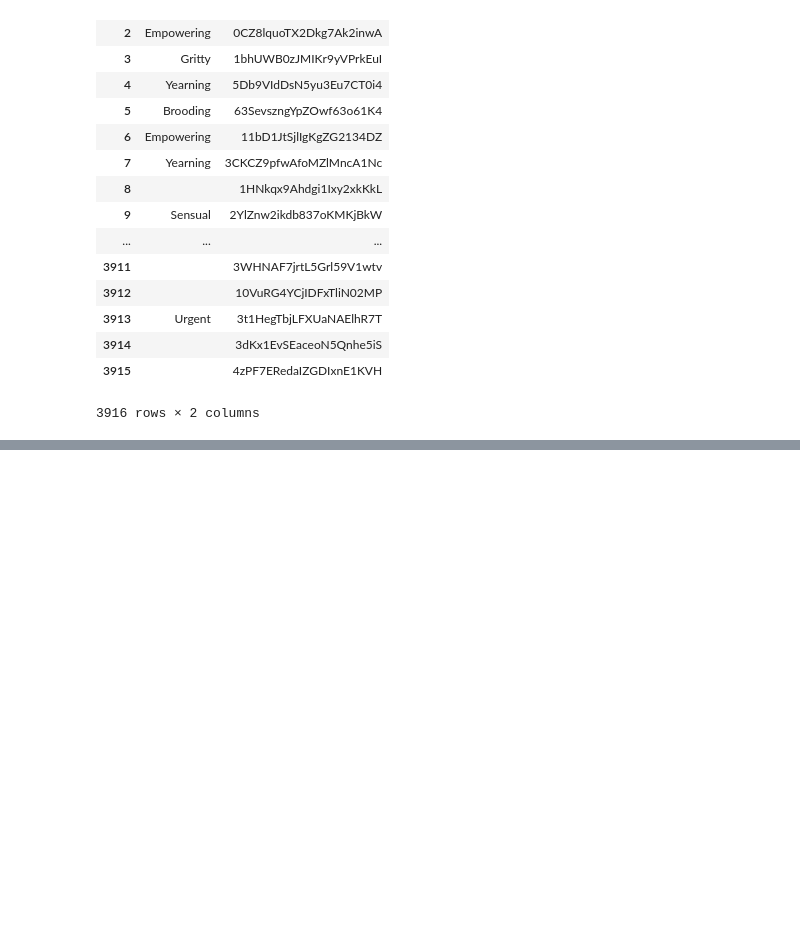
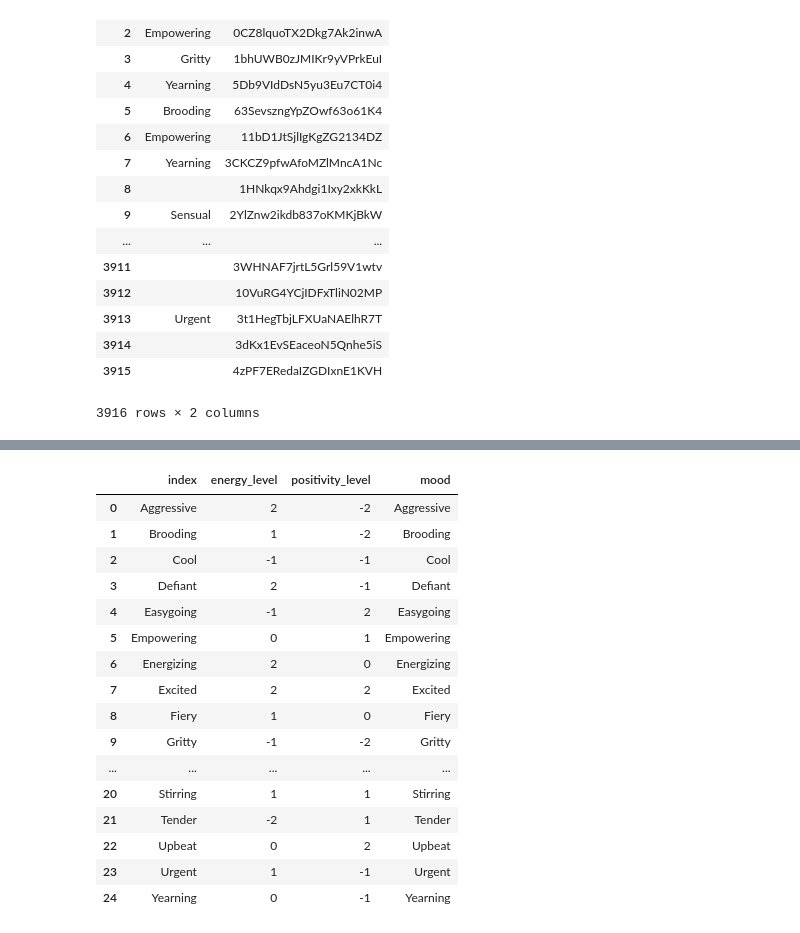
Before and after one commit to advaitoctober/Spotty_Tagger, a Jupyter notebook: Spotify_DataFetcher.ipynb, the cells around one changed output, grey strips where cells are left out. Saved outputs shown, nothing was run; the diff lists cells and outputs as text; code cells hidden in the pictures; blank space fills up the shorter version.

Commit message:
Mood classifier

```diff
--- a/Spotify_DataFetcher.ipynb
+++ b/Spotify_DataFetcher.ipynb
@@ -333,0 +337,10 @@ mainDF
+# %%
+mood_map = {'Peaceful': (-2,2), 'Easygoing': (-1,2), 'Tender': (-2,1), 'Romantic': (-1,1),
+        'Upbeat': (0,2), 'Empowering': (0,1),
+        'Lively': (1,2), 'Excited': (2,2), 'Stirring': (1,1), 'Rowdy': (2,1),
+        'Sentimental': (-2,0), 'Sophisticated': (-1,0),
+        'Sensual': (0,0),
+        'Fiery': (1,0), 'Energizing': (2,0),
+        'Melancholy': (-2,-1), 'Cool': (-1,-1), 'Somber': (-2,-2), 'Gritty': (-1,-2),
+        'Yearning': (0,-1), 'Serious': (0,-2),
+        'Urgent': (1,-1), 'Defiant': (2,-1), 'Brooding': (1,-2), 'Aggressive': (2,-2)}
@@ -333,0 +356,25 @@ mainDF
+# %%
+mood_map = mood_map.drop([0,1],axis=1)
+# %%
+mood_map = mood_map.reset_index()
+# %%
+mood_map['mood'] = mood_map['index']
+mood_map
+# %% [output]
+|  | index | energy_level | positivity_level | mood |
+| 0 | Aggressive | 2 | -2 | Aggressive |
+| 1 | Brooding | 1 | -2 | Brooding |
+| 2 | Cool | -1 | -1 | Cool |
+| 3 | Defiant | 2 | -1 | Defiant |
+| 4 | Easygoing | -1 | 2 | Easygoing |
+| 5 | Empowering | 0 | 1 | Empowering |
+| 6 | Energizing | 2 | 0 | Energizing |
+| 7 | Excited | 2 | 2 | Excited |
+| 8 | Fiery | 1 | 0 | Fiery |
+| 9 | Gritty | -1 | -2 | Gritty |
+| ... | ... | ... | ... | ... |
+| 20 | Stirring | 1 | 1 | Stirring |
+| 21 | Tender | -2 | 1 | Tender |
+| 22 | Upbeat | 0 | 2 | Upbeat |
+| 23 | Urgent | 1 | -1 | Urgent |
+| 24 | Yearning | 0 | -1 | Yearning |
```
Also changed, not shown: parts of 9 cells of this notebook, 2 other files.
